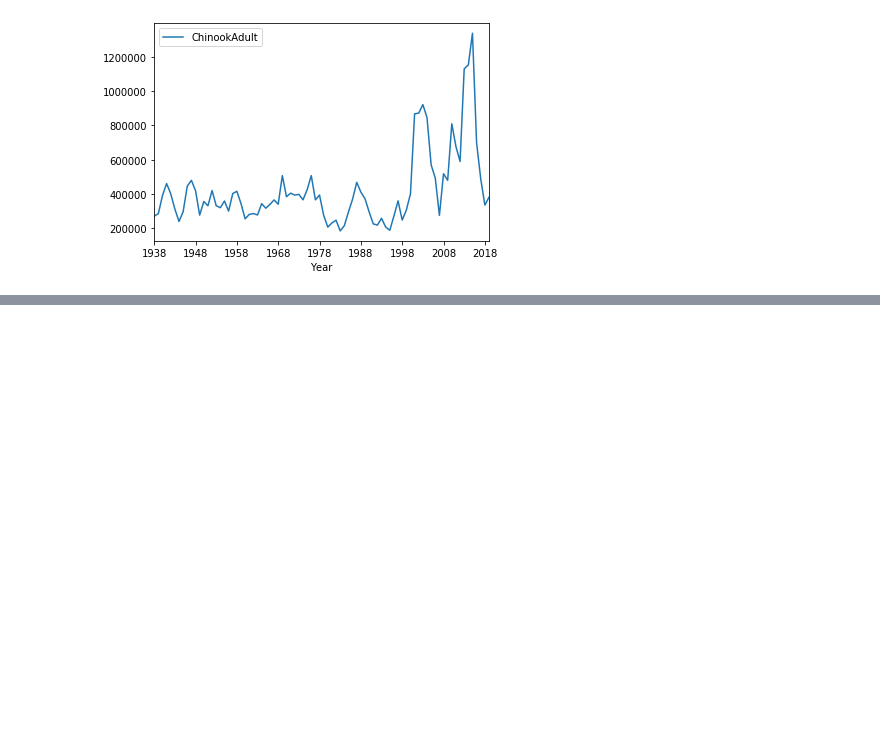
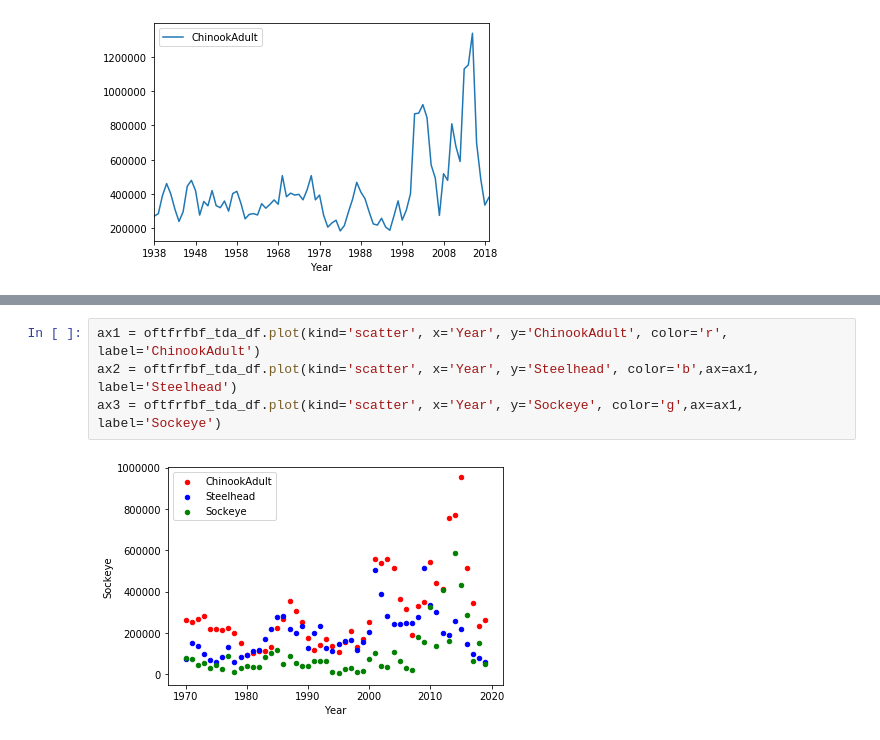
Before and after one commit to davidtracy6984/Climate-Change, a Jupyter notebook: Seems_Fishy.ipynb, the cells around one changed output, grey strips where cells are left out. Drawn from its saved outputs; the diff is of its cells as text; blank space fills up the shorter version.

```diff
--- a/Seems_Fishy.ipynb
+++ b/Seems_Fishy.ipynb
@@ -77,0 +96,6 @@ ax3 = oftfrfbf_bon_df.plot(kind='scatter', x='Year', y='Sockeye', color='g',ax=a
+# %%
+ax1 = oftfrfbf_tda_df.plot(kind='scatter', x='Year', y='ChinookAdult', color='r', label='ChinookAdult')
+ax2 = oftfrfbf_tda_df.plot(kind='scatter', x='Year', y='Steelhead', color='b',ax=ax1, label='Steelhead')
+ax3 = oftfrfbf_tda_df.plot(kind='scatter', x='Year', y='Sockeye', color='g',ax=ax1, label='Sockeye')
+# %% [output]
+[figure, added]
```
Also changed, not shown: parts of 4 cells of this notebook.
